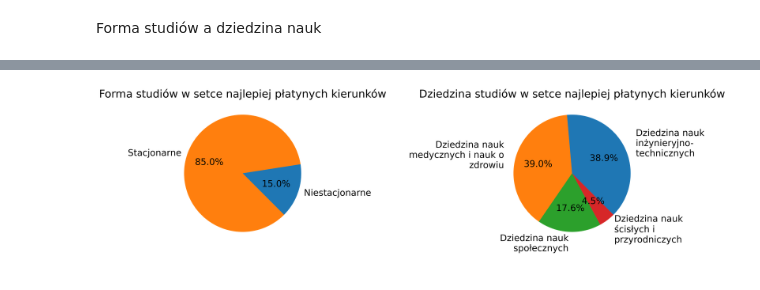
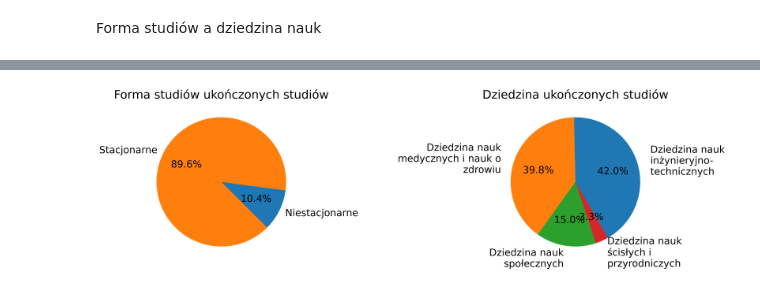
Before and after one commit to CptQuak/CasestudyGraduateEarnings, a Jupyter notebook: zadanie.ipynb, the cells around one changed output, grey strips where cells are left out. Saved outputs shown, nothing was run; the diff lists cells and outputs as text; code cells hidden in the pictures.

Commit message:
Fixed comments and plots info

```diff
--- a/zadanie.ipynb
+++ b/zadanie.ipynb
@@ -302,24 +272,25 @@ best10med.head() #dla podgladu
 # %%
-best100srForm = data1.sort_values(by="P_E_ZAR_P5",ascending=False).iloc[:100].reset_index()
+# 100 najlepszych
+best100Forma = data1.sort_values(by="P_ME_ZAR_P5",ascending=False).iloc[:100].reset_index()
 # Suma liczby absolwentow na studiach stacjonarnych i niestacjonarnych
-best100srForm = best100srForm.groupby(['P_FORMA']).agg({"P_N":"sum"})
-best100srForm=best100srForm.reset_index()
+best100Forma = best100Forma.groupby(['P_FORMA']).agg({"P_N":"sum"})
+best100Forma=best100Forma.reset_index()
 
-best100srDziedz = data1.sort_values(by="P_E_ZAR_P5",ascending=False).iloc[:100].reset_index()
+best100srDziedz = data1.sort_values(by="P_ME_ZAR_P5",ascending=False).iloc[:100].reset_index()
 best100srDziedz = best100srDziedz.groupby(['P_DZIEDZINA']).agg({"P_N":"sum"})
 best100srDziedz=best100srDziedz.reset_index()
 
 fig, (ax1,ax2) = plt.subplots(1,2,figsize=(20,20),dpi=400)
-
-ax1.set_title("Forma studiów w setce najlepiej płatynych kierunków")
-ax1.pie(best100srForm['P_N'],labels=["Niestacjonarne",'Stacjonarne'],autopct='%1.1f%%',startangle=-45)
-
+# piechart1
+ax1.set_title("Forma studiów ukończonych studiów")
+ax1.pie(best100Forma['P_N'],labels=["Niestacjonarne",'Stacjonarne'],autopct='%1.1f%%',startangle=-45)
+# piechart2
 from textwrap import wrap
-ax2.set_title("Dziedzina studiów w setce najlepiej płatynych kierunków")
+ax2.set_title("Dziedzina ukończonych studiów")
 label2 = [ '\n'.join(wrap(l, 20)) for l in best100srDziedz['P_DZIEDZINA'] ]
-ax2.pie(best100srDziedz['P_N'],labels=label2,autopct='%1.1f%%',startangle=-45,labeldistance=1.2)
+ax2.pie(best100srDziedz['P_N'],labels=label2,autopct='%1.1f%%',startangle=-60,labeldistance=1.2)
 fig.tight_layout(h_pad=5, w_pad=5)
 plt.savefig('plots/Udzial100best.png', dpi=400, bbox_inches='tight')
 plt.show()
 # %% [output]
-[figure, old version]
+[figure, new version]
```
Also changed, not shown: parts of 20 cells of this notebook, 16 other files.
